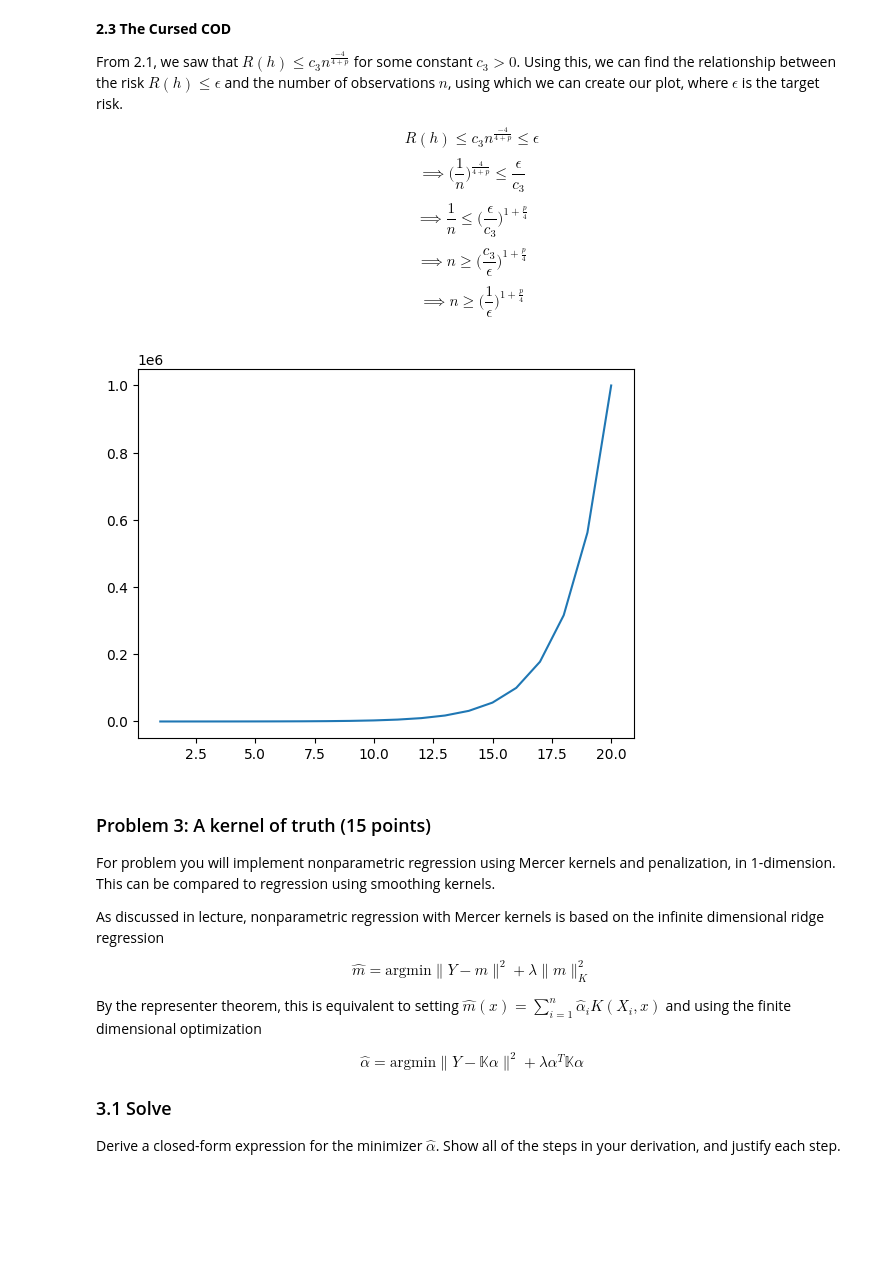
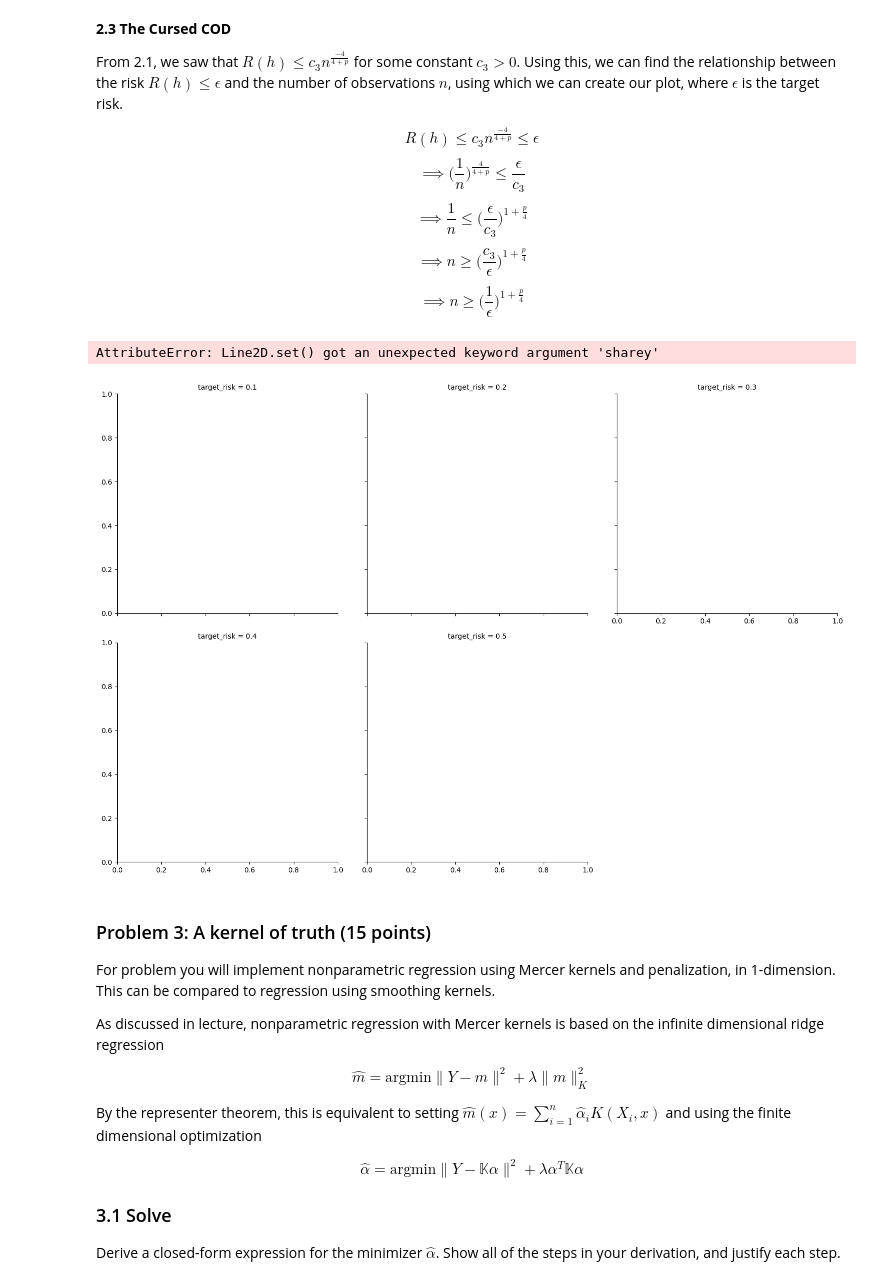
Before and after one commit to Swaha294/Swaha294, a Jupyter notebook: assignments/assn1/assn1.ipynb, the cells around one changed output. Cells and saved outputs as stored; diff of their text form; code cells hidden in the pictures; blank space fills up the shorter version.

```diff
--- a/assignments/assn1/assn1.ipynb
+++ b/assignments/assn1/assn1.ipynb
@@ -584,22 +584,41 @@ $$\implies n \geq \big(\frac{1}{\epsilon} \big)^{1 + \frac{p}{4}}$$
 target_risks = np.arange(0.1, 0.6, 0.1)
 # number of variables ranging from 1 to 20
 p_list = list(range(1, 21))
+ls_cod = []
 # get estimated n for each p
-n_dict = {}
 for tr in target_risks:
   n_list = []
   for p in p_list:
     # use derived formula to estimate n
     n = (1/tr)**(1 + (p/4))
     n_list.append(n)
-  # add back to dictionary
-  n_dict[tr] = n_list
+  # create dataset
+  tr_cod = pd.DataFrame({
+      "target_risk": [tr] * len(p_list),
+      "p": p_list,
+      "min_n": n_list
+  })
+  ls_cod.append(tr_cod)
+# combine data to a dataframe
+df_cod = pd.concat(ls_cod)
+df_cod["target_risk"] = np.round(df_cod["target_risk"], 1)
-# %%
-# plot graph
-plt.plot(p_list, n_dict[0.1])
-plt.show()
-# %% [output]
-[figure, removed]
+# %%
+# plot graph
+import seaborn as sns
+sns.relplot(
+    data = df_cod,
+    x = "p",
+    y = "min_n",
+    col = "target_risk",
+    kind = "line",
+    col_wrap = 3,
+    sharey = False
+)
+
+plt.show()
+# %% [output]
+AttributeError: Line2D.set() got an unexpected keyword argument 'sharey'
+[figure, added]
 # %% [markdown]
 ### Problem 3: A kernel of truth (15 points)
 
```
